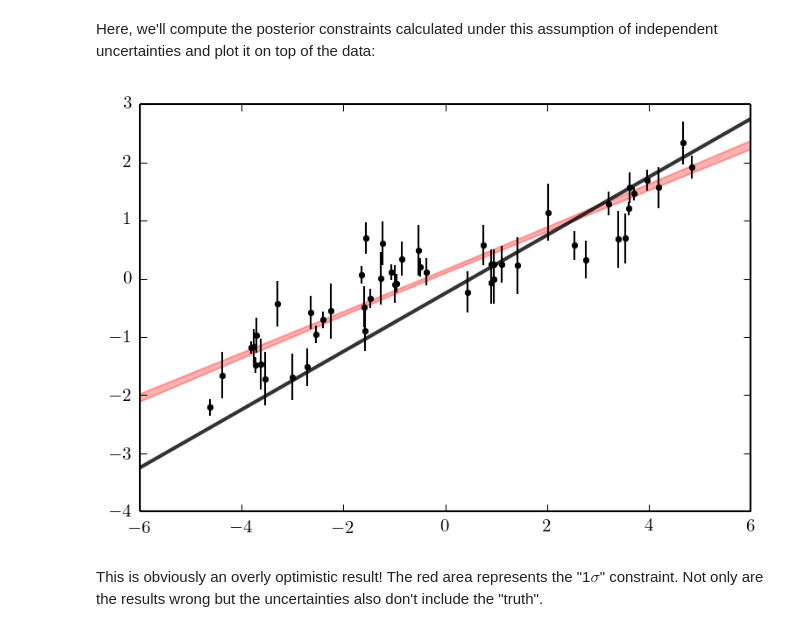
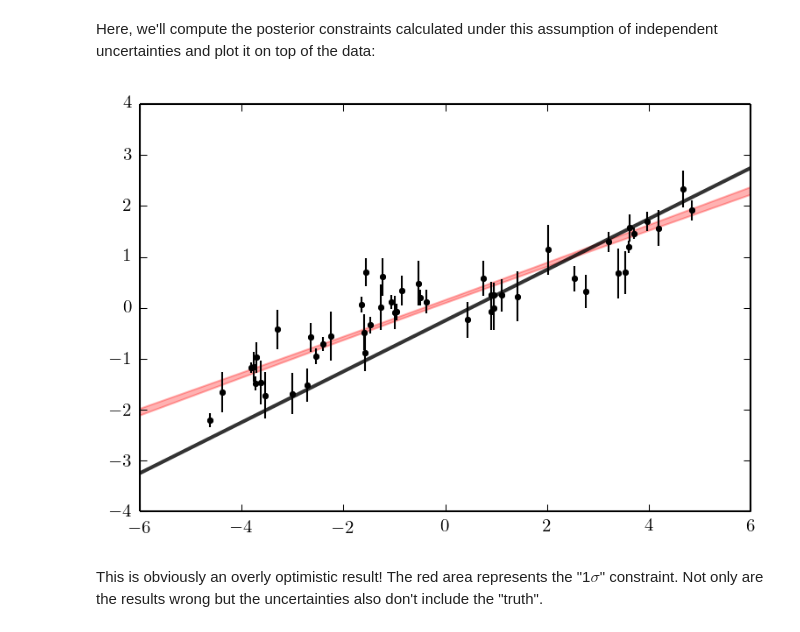
Before and after one commit to dfm/gp, a Jupyter notebook: 01 Fitting a Line with Correlated Noise.ipynb, the cells around one changed output. Drawn from its saved outputs; the diff is of its cells as text; code cells hidden in the pictures.

Commit message:
saving figures

```diff
--- a/01 Fitting a Line with Correlated Noise.ipynb
+++ b/01 Fitting a Line with Correlated Noise.ipynb
@@ -77,9 +81,11 @@ ls_std = np.std(samples, axis=1)
 # %%
 pl.errorbar(x, y, yerr=yerr, fmt=".k", capsize=0)
 pl.plot(x0, true_m * x0 + true_b, "k", lw=2, alpha=0.8);
-pl.fill_between(x0, ls_mu+ls_std, ls_mu-ls_std, color="r", alpha=0.3);
+pl.fill_between(x0, ls_mu+ls_std, ls_mu-ls_std, color="r", alpha=0.3)
+pl.ylim(-4, 4)
+pl.savefig("figures/line-ls.pdf");
 # %% [output]
-[figure, old version]
+[figure, new version]
 # %% [markdown]
 This is obviously an overly optimistic result! The red area represents the "1$\sigma$" constraint. Not only are the results wrong but the uncertainties also don't include the "truth".
 # %% [markdown]
```
Also changed, not shown: parts of 10 cells of this notebook, 7 other files.
